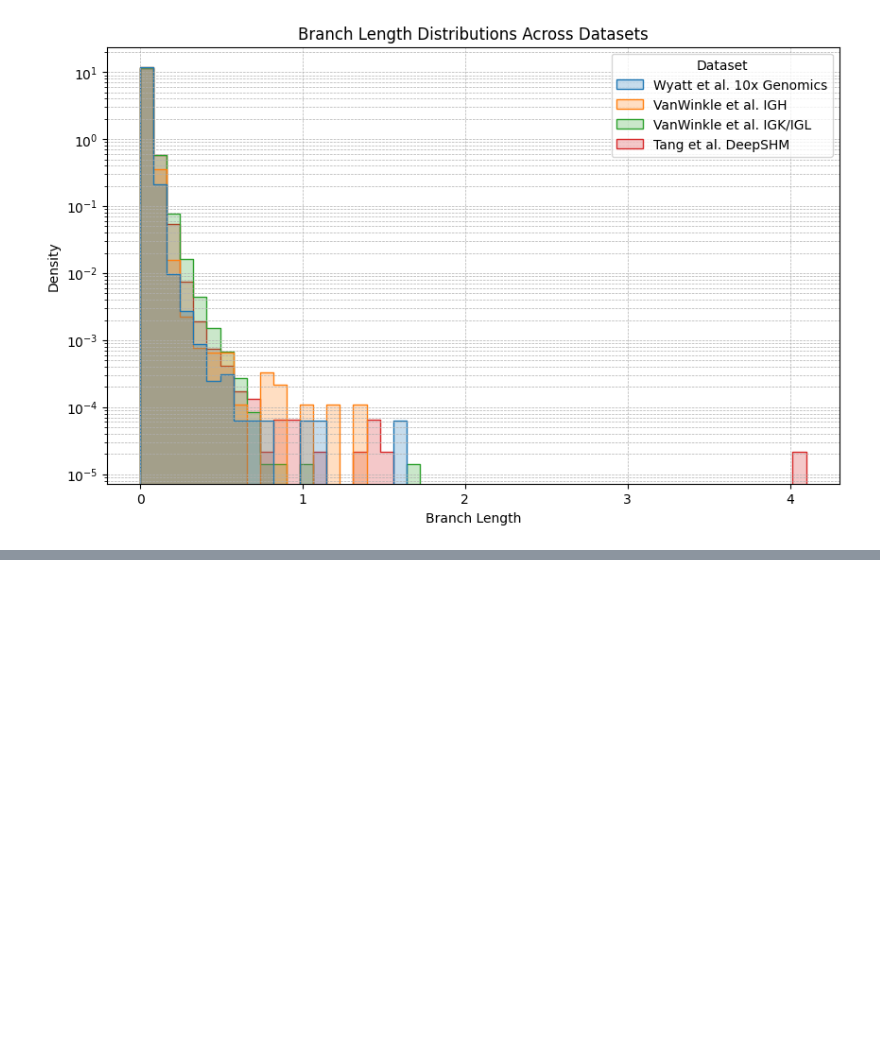
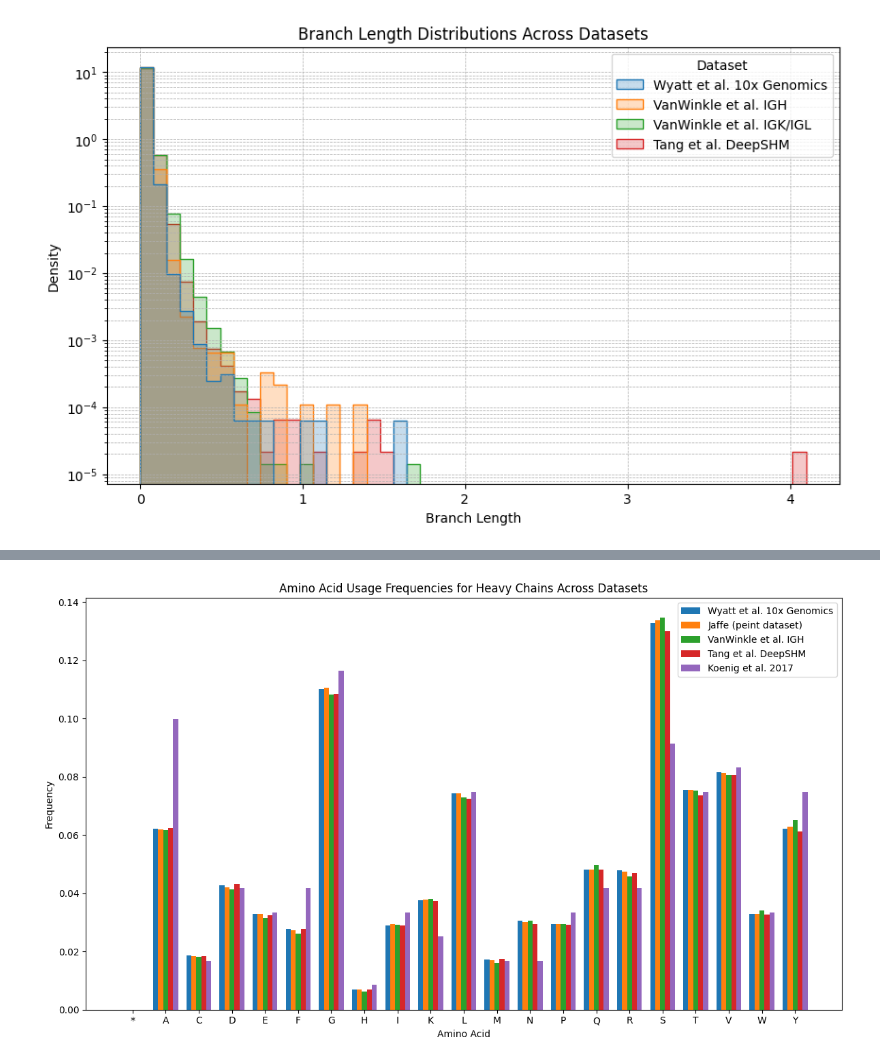
Before and after one commit to thematrixmaster/cosine, a Jupyter notebook: data/dasm.ipynb, the cells around one changed output, grey strips where cells are left out. Saved outputs shown, nothing was run; the diff lists cells and outputs as text; code cells hidden in the pictures; blank space fills up the shorter version.

```diff
--- a/data/dasm.ipynb
+++ b/data/dasm.ipynb
@@ -331,0 +502,28 @@ plt.show()
+# %%
+# not plot the heavy chain amino acid frequency distribution for the same datasets
+valid_aas = sorted(set(codon_to_aa.values()))
+wyatt_aa_heavy_freqs = [wyatt_aa_heavy_counts.get(aa, 0) / sum(wyatt_aa_heavy_counts.values()) for aa in valid_aas]
+jaffe_aa_heavy_freqs = [jaffe_aa_heavy_counts.get(aa, 0) / sum(jaffe_aa_heavy_counts.values()) for aa in valid_aas]
+vanwinkle_aa_heavy_freqs = [vanwinkle_aa_heavy_counts.get(aa, 0) / sum(vanwinkle_aa_heavy_counts.values()) for aa in valid_aas]
+tang_aa_heavy_freqs = [tang_aa_heavy_counts.get(aa, 0) / sum(tang_aa_heavy_counts.values()) for aa in valid_aas]
+koenig_aa_heavy_freqs = [koenig_aa_heavy_counts.get(aa, 0) / sum(koenig_aa_heavy_counts.values()) for aa in valid_aas]
+
+x = np.arange(len(sorted(wyatt_aa_heavy_counts.keys())))
+width = 0.15  # width of the bars
+fig, ax = plt.subplots(figsize=(12, 7))
+ax.bar(x - 2*width, wyatt_aa_heavy_freqs, width, label='Wyatt et al. 10x Genomics')
+ax.bar(x - width, jaffe_aa_heavy_freqs, width, label='Jaffe (peint dataset)')
+ax.bar(x, vanwinkle_aa_heavy_freqs, width, label='VanWinkle et al. IGH')
+ax.bar(x + width, tang_aa_heavy_freqs, width, label='Tang et al. DeepSHM')
+ax.bar(x + 2*width, koenig_aa_heavy_freqs, width, label='Koenig et al. 2017')
+ax.set_xticks(x)
+ax.set_xticklabels(valid_aas)
+ax.set_xlabel('Amino Acid')
+ax.set_ylabel('Frequency')
+ax.set_title('Amino Acid Usage Frequencies for Heavy Chains Across Datasets')
+plt.subplots_adjust(bottom=0.15)
+ax.legend()
+plt.tight_layout()
+plt.show()
+# %% [output]
+[figure, added]
```
Also changed, not shown: parts of 16 cells of this notebook, 15 other files.
